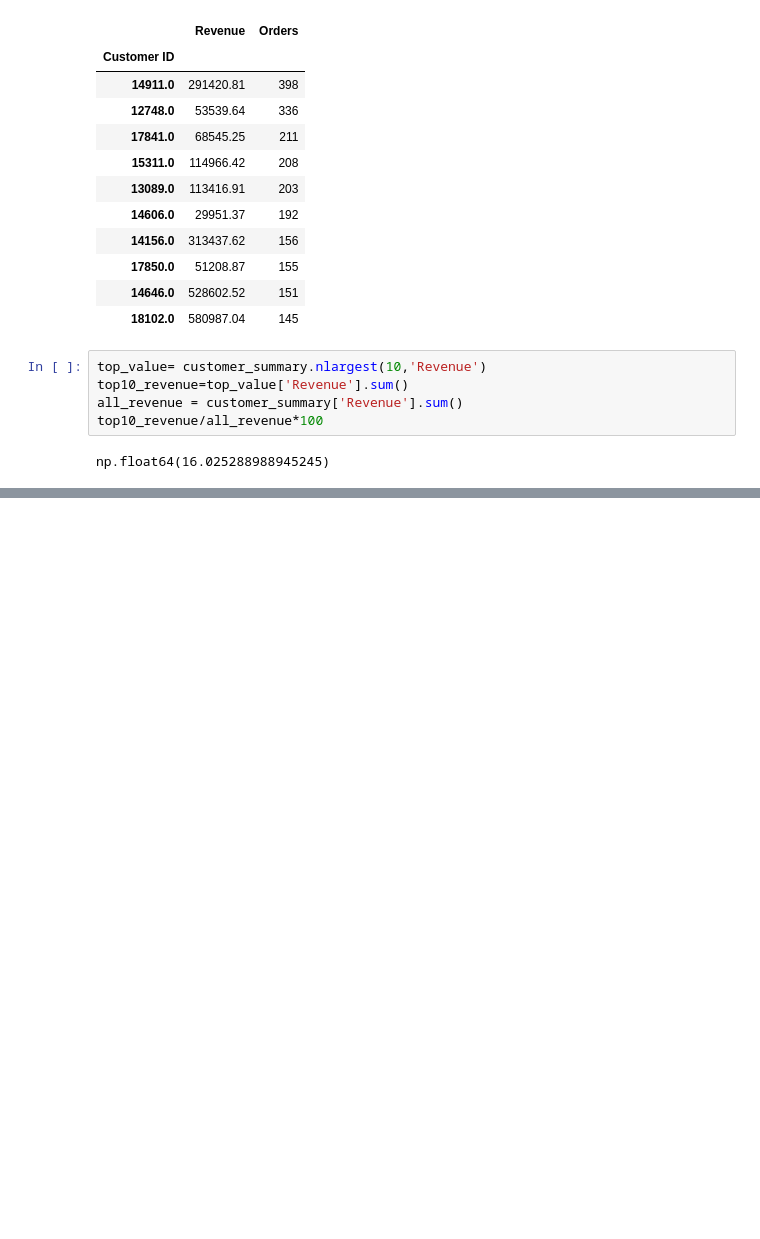
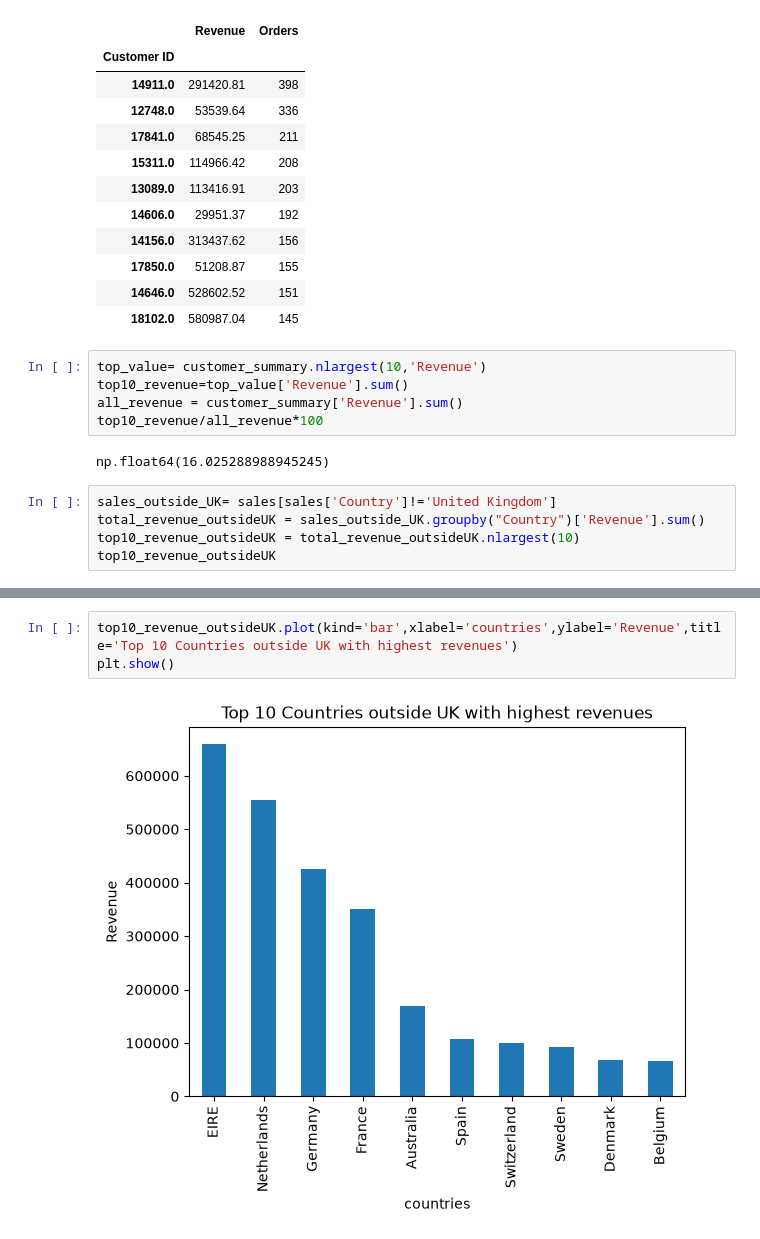
Before and after one commit to mohamadsfares/retail-sales-analysis, a Jupyter notebook: 02_analysis.ipynb, the cells around one changed output, grey strips where cells are left out. Cells and saved outputs as stored; diff of their text form; blank space fills up the shorter version.

Commit message:
Add country analysis outside the UK

```diff
--- a/02_analysis.ipynb
+++ b/02_analysis.ipynb
@@ -251,3 +251,8 @@ all_revenue = customer_summary['Revenue'].sum()
 top10_revenue/all_revenue*100
 # %% [output]
 np.float64(16.025288988945245)
+# %%
+sales_outside_UK= sales[sales['Country']!='United Kingdom']
+total_revenue_outsideUK = sales_outside_UK.groupby("Country")['Revenue'].sum()
+top10_revenue_outsideUK = total_revenue_outsideUK.nlargest(10)
+top10_revenue_outsideUK
@@ -253,0 +272,5 @@ np.float64(16.025288988945245)
+# %%
+top10_revenue_outsideUK.plot(kind='bar',xlabel='countries',ylabel='Revenue',title='Top 10 Countries outside UK with highest revenues')
+plt.show()
+# %% [output]
+[figure, added]
```
Also changed, not shown: parts of 2 cells of this notebook, 1 other file.
